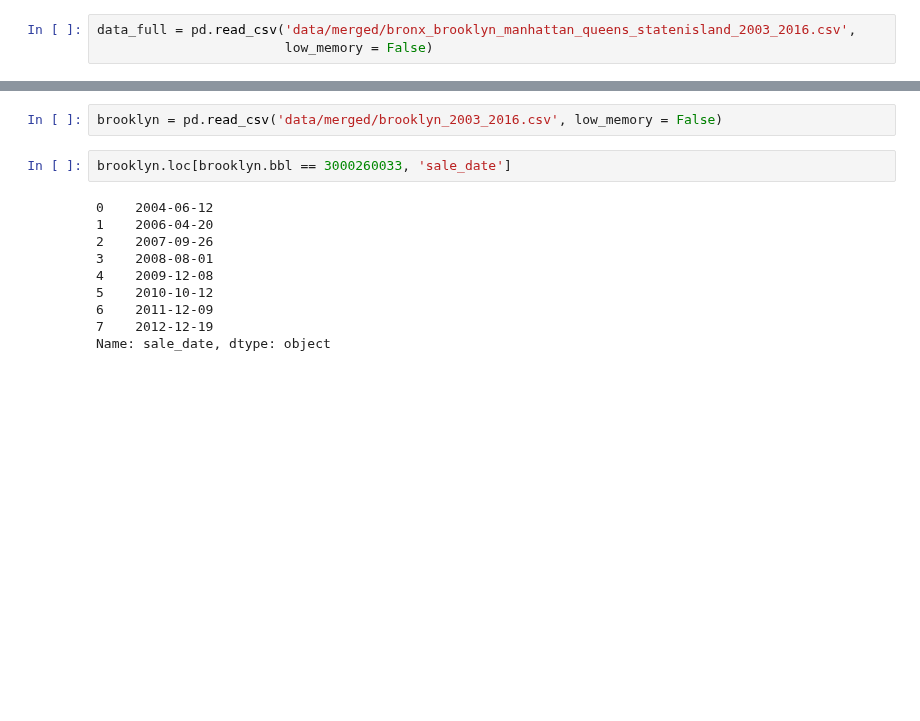
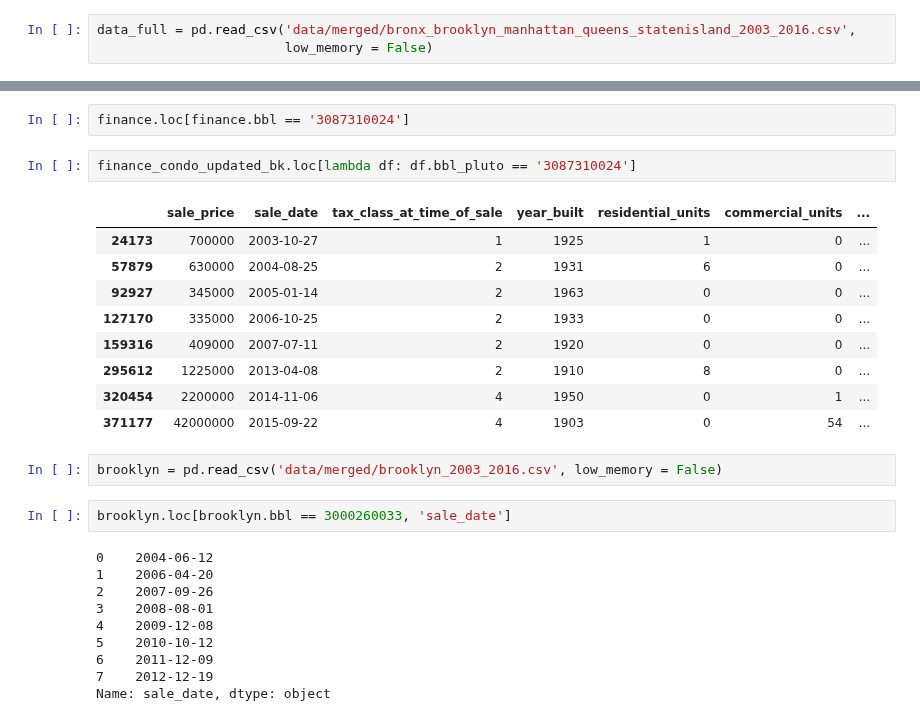
Before and after one commit to jgutman/reveal-estate, a Jupyter notebook: PLUTO_FinanceModeling.ipynb, the cells around one changed output, grey strips where cells are left out. Saved outputs shown, nothing was run; the diff lists cells and outputs as text; blank space fills up the shorter version.

```diff
--- a/PLUTO_FinanceModeling.ipynb
+++ b/PLUTO_FinanceModeling.ipynb
@@ -636,3 +721,17 @@ data_full = pd.read_csv('data/merged/bronx_brooklyn_manhattan_queens_statenislan
+# %%
+finance.loc[finance.bbl == '3087310024']
+# %%
+finance_condo_updated_bk.loc[lambda df: df.bbl_pluto == '3087310024']
+# %% [output]
+|  | sale_price | sale_date | tax_class_at_time_of_sale | year_built | residential_units | commercial_units | ... |
+| 24173 | 700000 | 2003-10-27 | 1 | 1925 | 1 | 0 | ... |
+| 57879 | 630000 | 2004-08-25 | 2 | 1931 | 6 | 0 | ... |
+| 92927 | 345000 | 2005-01-14 | 2 | 1963 | 0 | 0 | ... |
+| 127170 | 335000 | 2006-10-25 | 2 | 1933 | 0 | 0 | ... |
+| 159316 | 409000 | 2007-07-11 | 2 | 1920 | 0 | 0 | ... |
+| 295612 | 1225000 | 2013-04-08 | 2 | 1910 | 8 | 0 | ... |
+| 320454 | 2200000 | 2014-11-06 | 4 | 1950 | 0 | 1 | ... |
+| 371177 | 42000000 | 2015-09-22 | 4 | 1903 | 0 | 54 | ... |
 # %%
 brooklyn = pd.read_csv('data/merged/brooklyn_2003_2016.csv', low_memory = False)
 # %%
```
Also changed, not shown: parts of 18 cells of this notebook, 1 other file.
